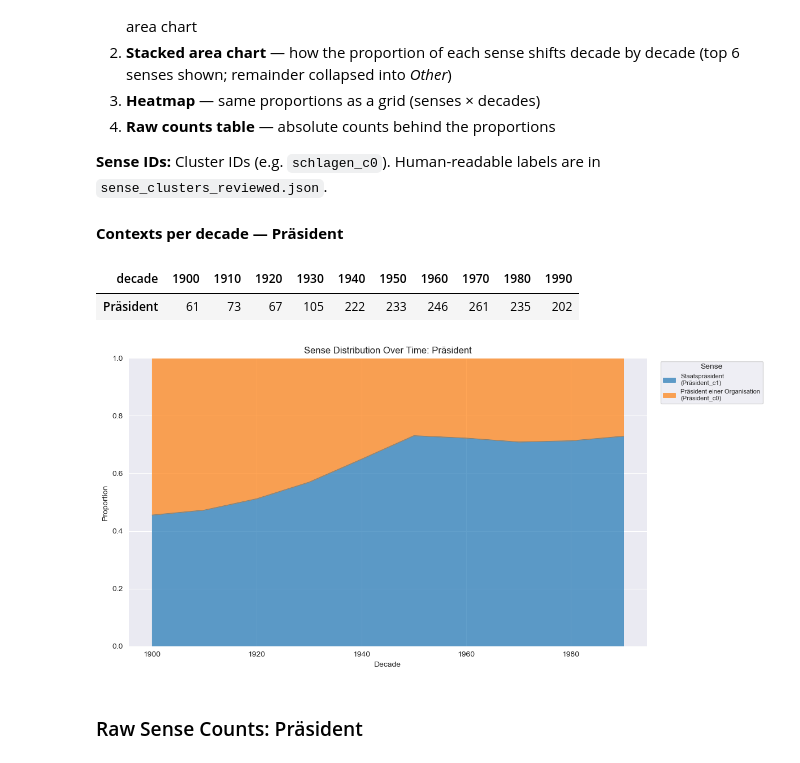
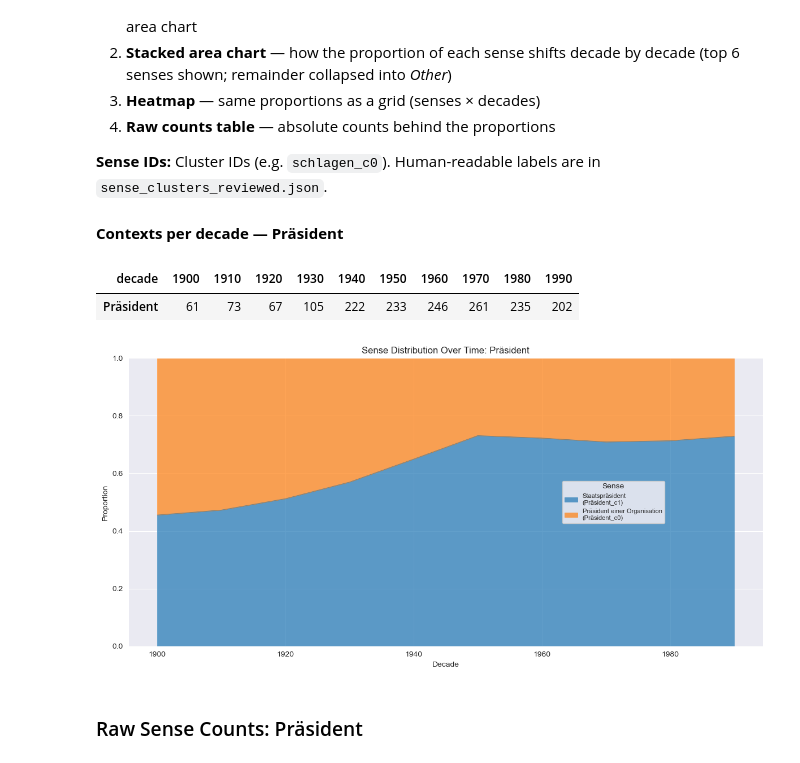
Before and after one commit to FlackoJodye1/diachronic-word-sense-change, a Jupyter notebook: notebooks/analysis/diachronic_pilot_results.ipynb, the cells around one changed output. Saved outputs shown, nothing was run; the diff lists cells and outputs as text; code cells hidden in the pictures.

```diff
--- a/notebooks/analysis/diachronic_pilot_results.ipynb
+++ b/notebooks/analysis/diachronic_pilot_results.ipynb
@@ -324,35 +360,35 @@ else:
     pivot = pivot[col_order]
 
     # Collapse low-frequency senses into 'Other'
     has_other = len(pivot.columns) > TOP_N
     if has_other:
         top_cols  = list(pivot.columns[:TOP_N])
         other_sum = pivot[pivot.columns[TOP_N:]].sum(axis=1)
         pivot = pivot[top_cols].copy()
         pivot['Other'] = other_sum
 
     # Relabel sense IDs, leave 'Other' unchanged
     sense_cols = [c for c in pivot.columns if c != 'Other']
     relabeled  = list(relabel_index(LEMMA, sense_cols))
     pivot.columns = relabeled + (['Other'] if has_other else [])
 
     fig, ax = plt.subplots(figsize=(12, 6))
     pivot = smooth_pivot(pivot)
     pivot.plot.area(ax=ax, alpha=0.7, linewidth=0.5)
     ax.set_xlabel('Decade')
     ax.set_ylabel('Proportion')
     n_collapsed = len(col_order) - TOP_N if has_other else 0
     title_suffix = f'  (top {TOP_N} shown; {n_collapsed} senses collapsed into Other)' if has_other else ''
     ax.set_title(f'Sense Distribution Over Time: {LEMMA}{title_suffix}')
     ax.set_ylim(0, 1)
-    ax.legend(title='Sense', bbox_to_anchor=(1.02, 1), loc='upper left', fontsize=8)
+    ax.legend(title='Sense', loc='center right', bbox_to_anchor=(0.85, 0.5), fontsize=8, framealpha=0.9)
     plt.tight_layout()
     plt.show()
 # %% [output]
 **Contexts per decade — Präsident**
 | decade | 1900 | 1910 | 1920 | 1930 | 1940 | 1950 | 1960 | 1970 | 1980 | 1990 |
 | Präsident | 61 | 73 | 67 | 105 | 222 | 233 | 246 | 261 | 235 | 202 |
-[figure, old version]
+[figure, new version]
 # %%
 # Sense proportion heatmap
 '''
```
Also changed, not shown: parts of 10 cells of this notebook, 22 other files.
